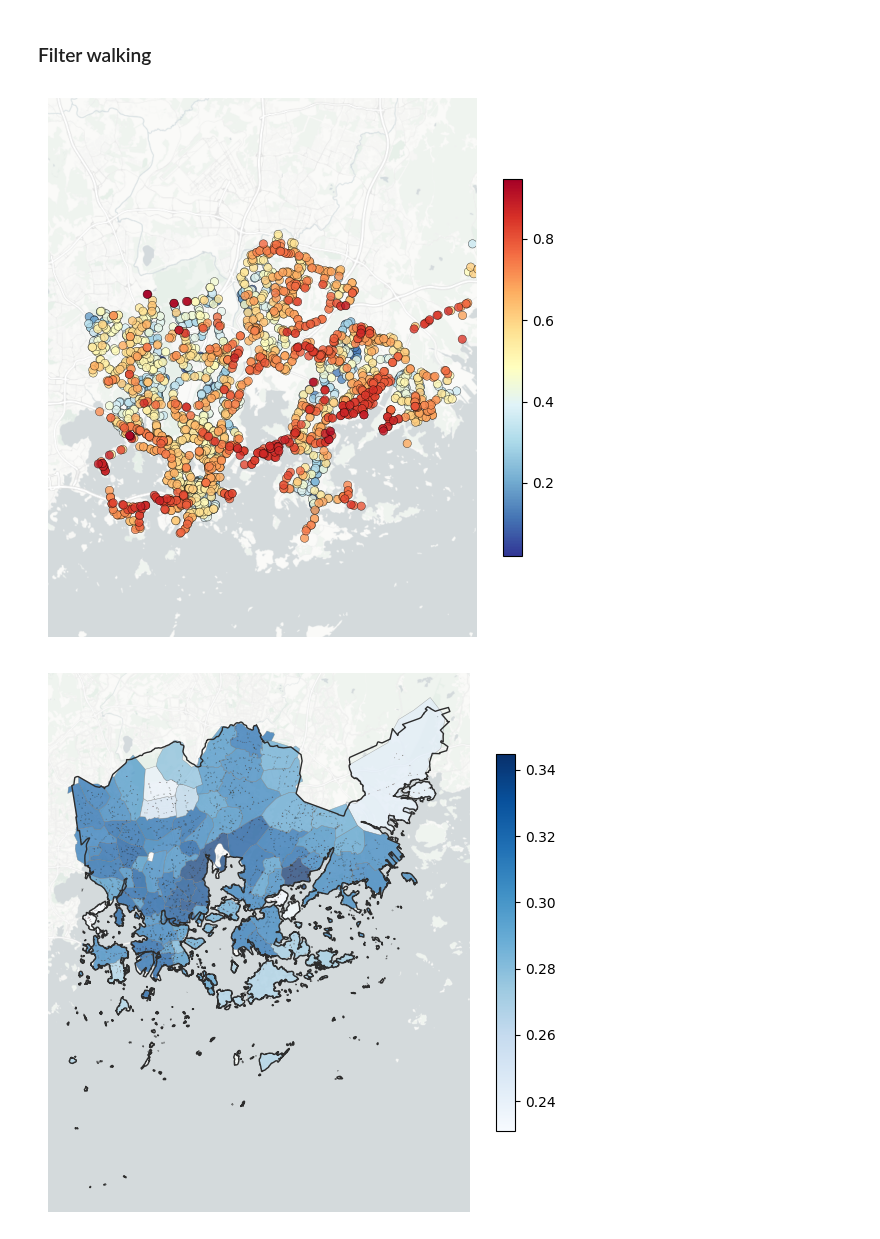
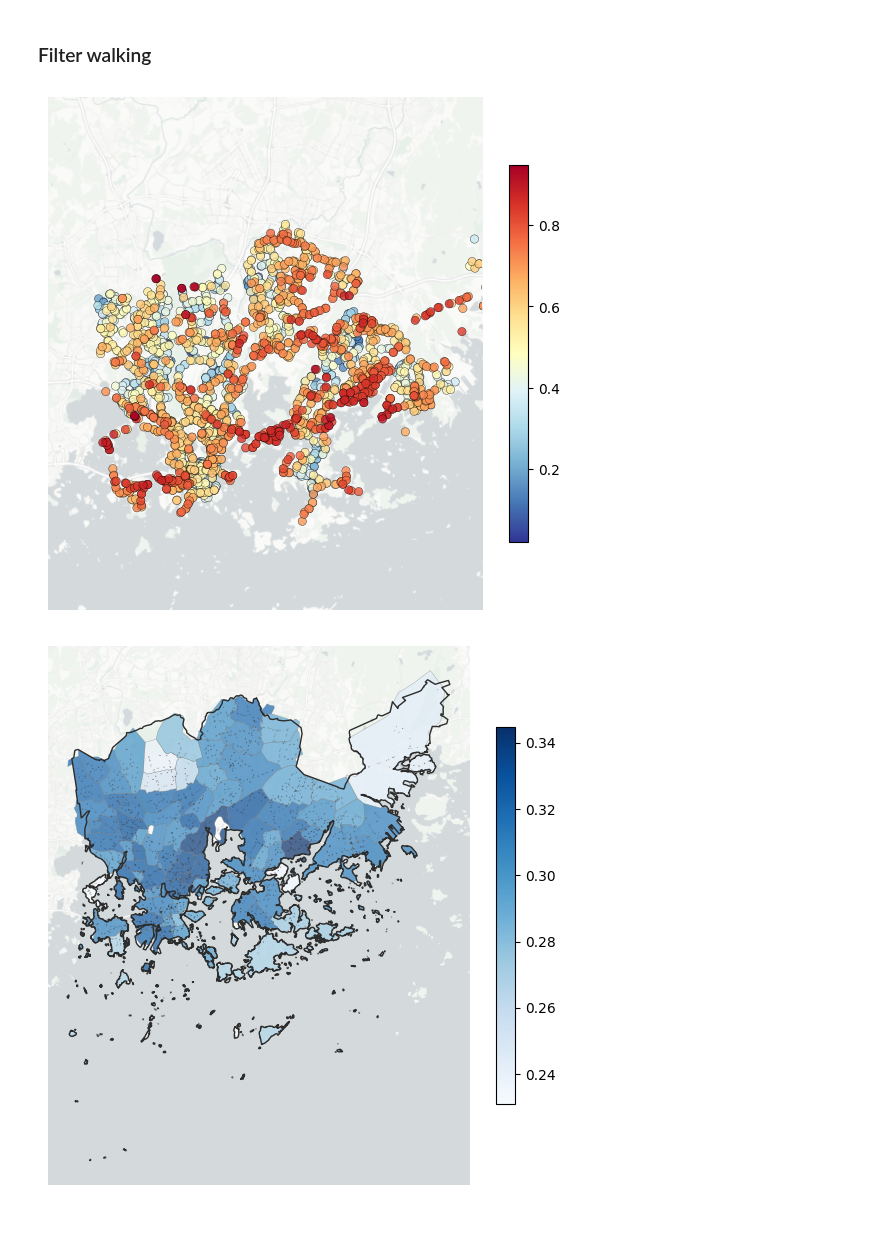
Before and after one commit to ANETILab/stop_accessibility, a Jupyter notebook: notebooks/zsofi/Helsinki.ipynb, the cells around one changed output. Drawn from its saved outputs; the diff is of its cells as text; code cells hidden in the pictures.

Commit message:
Refactor ellipticity plotting GH-32

```diff
--- a/notebooks/zsofi/Helsinki.ipynb
+++ b/notebooks/zsofi/Helsinki.ipynb
@@ -64,21 +49,17 @@ merged_gdf = gpd.GeoDataFrame(merged_df, geometry="geometry", crs=4326)
+# %%
+merged_df = multimodal[["stop_id", "geometry"]].merge(
+    centrality, on="stop_id", how="left"
+)
+
+merged_gdf = gpd.GeoDataFrame(
+    merged_df,
+    geometry=gpd.points_from_xy(merged_df["stop_lon"], merged_df["stop_lat"]),
+    crs=4326,
+)
+merged_gdf = merged_gdf.to_crs(crs[CITY])
 # %%
-stops = multimodal
-hel_area = helsinki.geometry[0]
-centrality["stop_id"] = centrality["stop_id"].astype(str)
-stops["stop_id"] = stops["stop_id"].astype(str)
-merged_df = stops.merge(centrality, on="stop_id", how="left")
-
-# Convert to GeoDataFrame using lat/lon
-merged_df["geometry"] = merged_df.apply(
-    lambda row: Point(row["stop_lon"], row["stop_lat"]), axis=1
-)
-merged_gdf = gpd.GeoDataFrame(merged_df, geometry="geometry", crs=4326)
-
-# Convert to Web Mercator (EPSG:3857) for basemap
-merged_gdf = merged_gdf.to_crs(epsg=3857)
-
 # Sort by ellipticity
-to_plot_el = merged_gdf.sort_values("ellipticity_x", ascending=True)
+to_plot_el = merged_gdf.sort_values("ellipticity", ascending=True)
 
 # Define figure and axis
 fig, ax = plt.subplots(figsize=(7, 7))
@@ -91,8 +72,8 @@ helsinki_bbox = {
     "maxy": 60.35,
 }
 
-# Convert bounding box to Web Mercator (EPSG:3857)
-transformer = Transformer.from_crs(4326, 3857, always_xy=True)
+# Convert bounding box to the city's meter-based projection
+transformer = Transformer.from_crs(4326, crs[CITY], always_xy=True)
 
 minx, miny = transformer.transform(helsinki_bbox["minx"], helsinki_bbox["miny"])
 maxx, maxy = transformer.transform(helsinki_bbox["maxx"], helsinki_bbox["maxy"])
@@ -102,37 +83,37 @@ ax.set_xlim(minx, maxx)
 ax.set_ylim(miny, maxy)
 
 # Plot base map outline (optional, assuming bp is another GeoDataFrame)
-helsinki.plot(ax=ax, fc="none", ec="#2d2d2d")
+boundary.plot(ax=ax, fc="none", ec="#2d2d2d")
 
 # Clip to relevant area if needed
 to_plot_clipped = (
-    gpd.clip(to_plot_el, hel_area) if "bp_area" in locals() else to_plot_el
+    gpd.clip(to_plot_el, city_area) if "bp_area" in locals() else to_plot_el
 )
 
 # Plot circle markers based on lat/lon with color by ellipticity
 to_plot_clipped.plot(
-    column="ellipticity_x",
+    column="ellipticity",
     legend=True,
     legend_kwds={"shrink": 0.7},
     # markersize=minmax_scale(to_plot_clipped["ellipticity"], feature_range=(10, 100)),  # Adjust size range
     cmap="RdYlBu_r",
     ax=ax,
     alpha=0.8,
     edgecolor="black",
     linewidth=0.3,
 )
 
 # Add basemap
 cx.add_basemap(
     ax,
-    crs=merged_gdf.crs,
+    crs=crs[CITY],
     source=cx.providers.CartoDB.PositronNoLabels,
     alpha=1,
     attribution=False,
 )
 
 ax.axis("off")
 ax.margins(0)
 # %% [output]
-[figure, old version]
+[figure, new version]
 # %%
```
Also changed, not shown: parts of 10 cells of this notebook.
